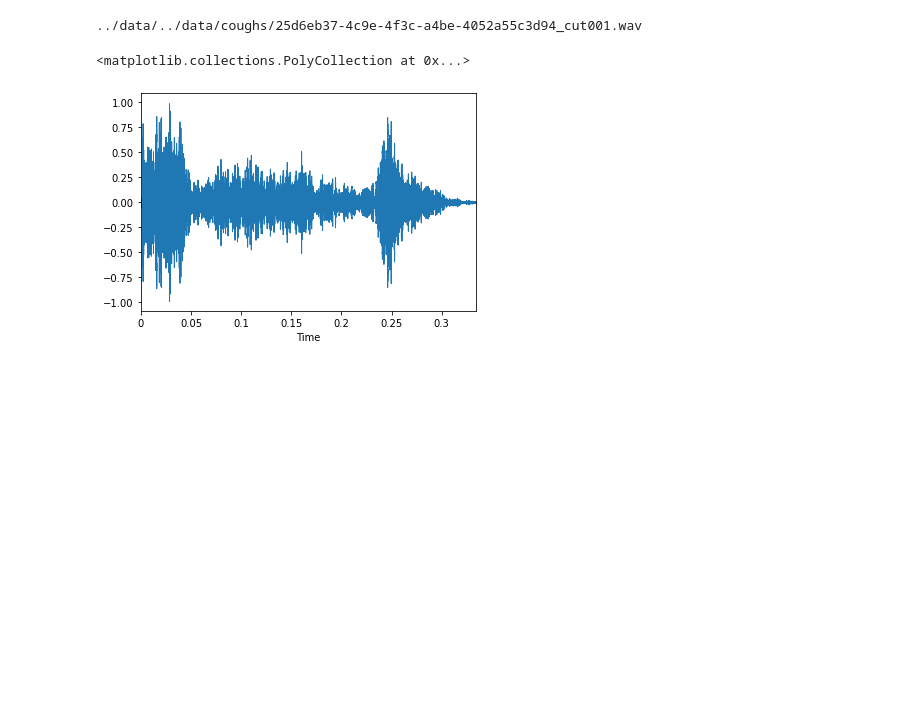
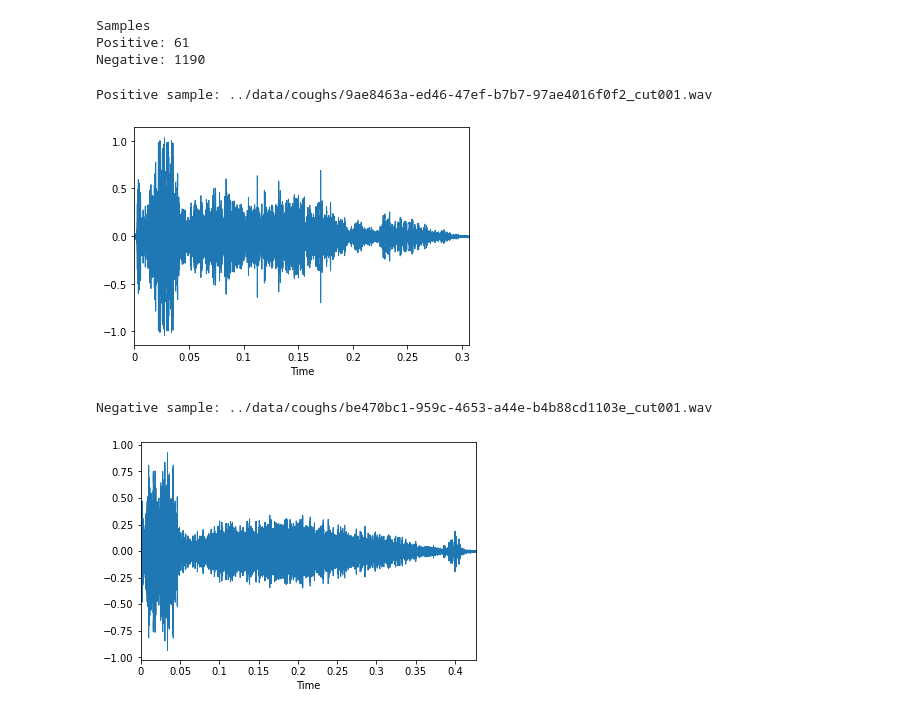
Before and after one commit to ale316/covid-19-classifier, a Jupyter notebook: notebooks/visualizations.ipynb, the cells around one changed output. Drawn from its saved outputs; the diff is of its cells as text; code cells hidden in the pictures; blank space fills up the shorter version.

```diff
--- a/notebooks/visualizations.ipynb
+++ b/notebooks/visualizations.ipynb
@@ -28,18 +30,33 @@ DB_CREDENTIALS = {
+# %%
+def get_row(data):
+    return {
+        "filename": data["filename"],
+        "coughing": "coughing" in data["questions"]["symptoms"],
+        "fatigue": "fatigue" in data["questions"]["symptoms"],
+        "digestive_issues": "digestive_issues" in data["questions"]["symptoms"],
+        "body_ache_chills": "body_ache_chills" in data["questions"]["symptoms"],
+        "headache": "headache" in data["questions"]["symptoms"],
+        "congestion": "congestion" in data["questions"]["symptoms"],
+        "shortness_of_breath": "shortness_of_breath" in data["questions"]["symptoms"],
+        "fever": "fever" in data["questions"]["symptoms"],
+        "positive": data["questions"]["diagnosis"] == "tested_positive_present"
+    }
 # %%
 BASE_PATH = "../data"
 
 with psycopg2.connect(**DB_CREDENTIALS, cursor_factory=DictCursor) as conn:
     coughs = fetch_coughs_from_db(conn)
 
+df = []
 for c in coughs:
     f = f"{BASE_PATH}/{c['filename']}"
-    c['filenames'] = []
 
     # NOTE: hackily check if we have segments
-    for i in range(1, 6):
+    for i in range(1, 10):
         curr = f"{f.replace('.wav', '')}_cut00{i}.wav"
         if os.path.isfile(curr):
-            c['filenames'].append(curr)
+            c['filename'] = curr
+            df.append(get_row(c))
 
-    if len(c['filenames']) < 1:
-        c['filenames'].append(f)
+df = pd.DataFrame(df)
+df.head()
@@ -46,12 +70,27 @@ for c in coughs:
-# %%
-filename = f"../data/{coughs[22]['filenames'][0]}"
-print(filename)
-
-y, sr = librosa.load(f"{filename}")
-ycut, _ = librosa.effects.trim(y)
-librosa.display.waveplot(y, sr=sr)
-# %% [output]
-../data/../data/coughs/25d6eb37-4c9e-4f3c-a4be-4052a55c3d94_cut001.wav
-<matplotlib.collections.PolyCollection at 0x...>
-[figure, removed]
+# %%
+print("Samples")
+print(f"Positive: {len(df[df.positive==True])}")
+print(f"Negative: {len(df[df.positive==False])}")
+# %% [output]
+Samples
+Positive: 61
+Negative: 1190
+# %%
+pos = df[df.positive==True].iloc[0]
+neg = df[df.positive==False].iloc[0]
+
+print(f"Positive sample: {pos.filename}")
+yp, srp = librosa.load(f"{pos.filename}")
+librosa.display.waveplot(yp, sr=srp)
+plt.show()
+
+print(f"Negative sample: {neg.filename}")
+yn, srn = librosa.load(f"{neg.filename}")
+librosa.display.waveplot(yn, sr=srn)
+plt.show()
+# %% [output]
+Positive sample: ../data/coughs/9ae8463a-ed46-47ef-b7b7-97ae4016f0f2_cut001.wav
+[figure, added]
+Negative sample: ../data/coughs/be470bc1-959c-4653-a44e-b4b88cd1103e_cut001.wav
+[figure, added]
 # %%
```
Also changed, not shown: parts of 3 cells of this notebook, 1 other file.
